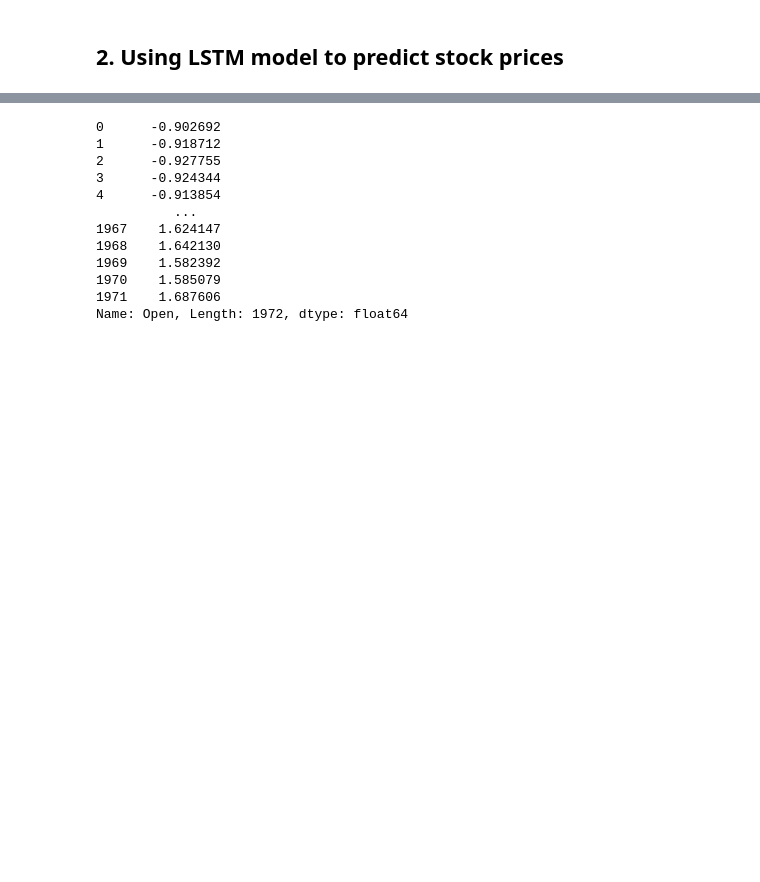
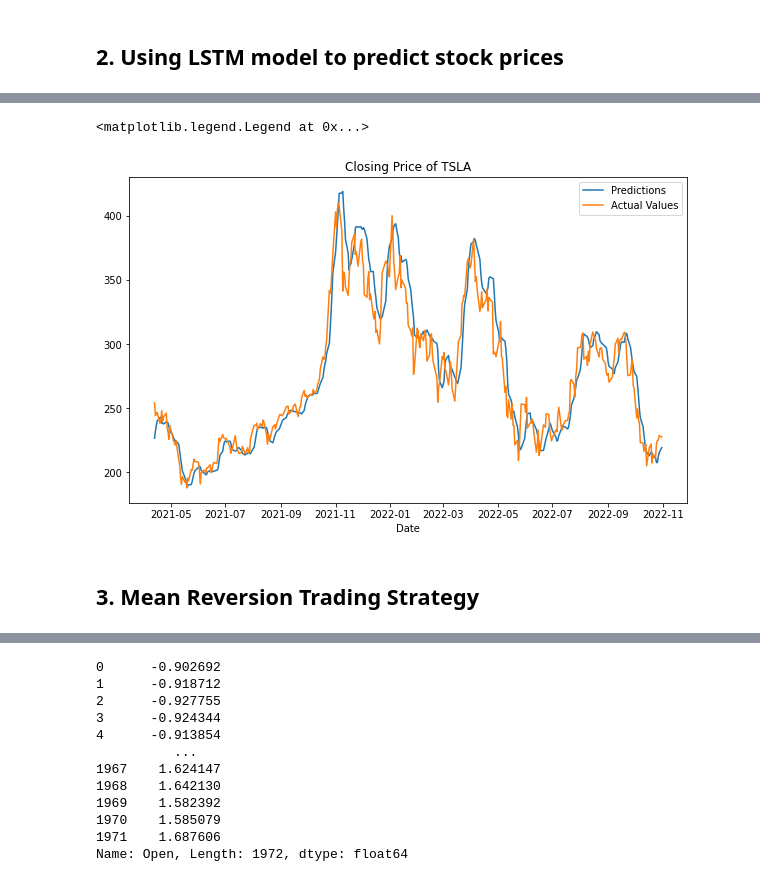
Before and after one commit to erin-xu/set-trading, a Jupyter notebook: SetTrading.ipynb, the cells around one changed output, grey strips where cells are left out. Cells and saved outputs as stored; diff of their text form; code cells hidden in the pictures; blank space fills up the shorter version.

```diff
--- a/SetTrading.ipynb
+++ b/SetTrading.ipynb
@@ -234,0 +216,19 @@ open_prices = pd.DataFrame([df['Open'][ticker]])
+# %%
+plt_ticker = 'TSLA'
+plt.figure(figsize=(10,6))
+actual = pd.DataFrame(df['Close'][plt_ticker])
+actual = actual[len(actual) - len(predict_map[plt_ticker]):]
+actual = actual.reset_index()
+dates = actual['Date']
+actual = actual[plt_ticker]
+actual = actual[len(actual) - len(predict_map[plt_ticker]):]
+plt.plot(dates, predict_map[plt_ticker])
+plt.plot(dates, actual)
+plt.xlabel('Date')
+plt.title(f'Closing Price of {plt_ticker}')
+plt.legend(["Predictions","Actual Values"])
+# %% [output]
+<matplotlib.legend.Legend at 0x...>
+[figure, added]
+# %% [markdown]
+## 3. Mean Reversion Trading Strategy
```
Also changed, not shown: parts of 20 cells of this notebook.
